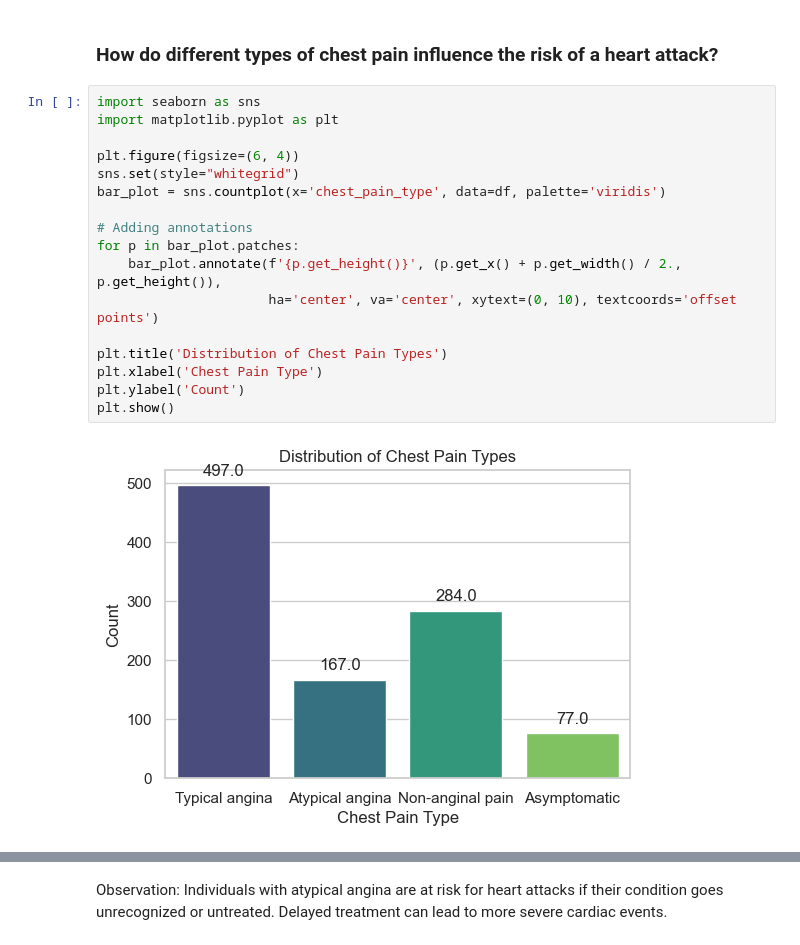
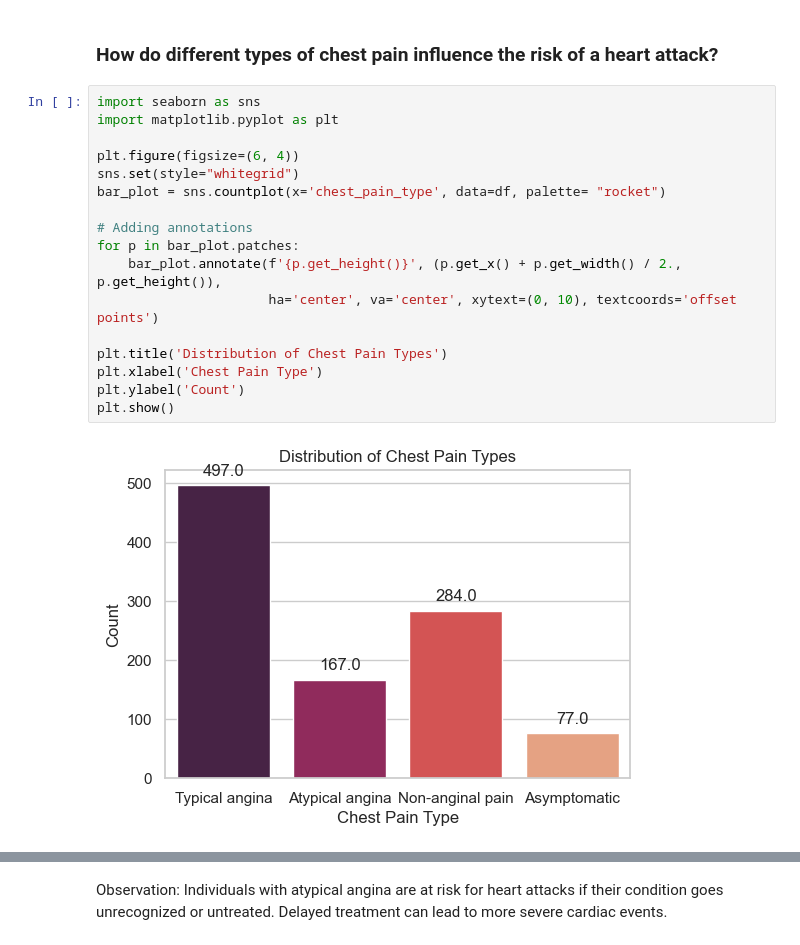
Before and after one commit to rashmic20/Phase2_Project, a Jupyter notebook: Project.ipynb, the cells around one changed output, grey strips where cells are left out. Drawn from its saved outputs; the diff is of its cells as text.

```diff
--- a/Project.ipynb
+++ b/Project.ipynb
@@ -190,19 +197,19 @@ Name: count, dtype: int64
 # %%
 import seaborn as sns
 import matplotlib.pyplot as plt
 
 plt.figure(figsize=(6, 4))
 sns.set(style="whitegrid")
-bar_plot = sns.countplot(x='chest_pain_type', data=df, palette='viridis')
+bar_plot = sns.countplot(x='chest_pain_type', data=df, palette= "rocket")
 
 # Adding annotations
 for p in bar_plot.patches:
     bar_plot.annotate(f'{p.get_height()}', (p.get_x() + p.get_width() / 2., p.get_height()),
                       ha='center', va='center', xytext=(0, 10), textcoords='offset points')
 
 plt.title('Distribution of Chest Pain Types')
 plt.xlabel('Chest Pain Type')
 plt.ylabel('Count')
 plt.show()
 # %% [output]
-[figure, old version]
+[figure, new version]
```
Also changed, not shown: parts of 29 cells of this notebook.
